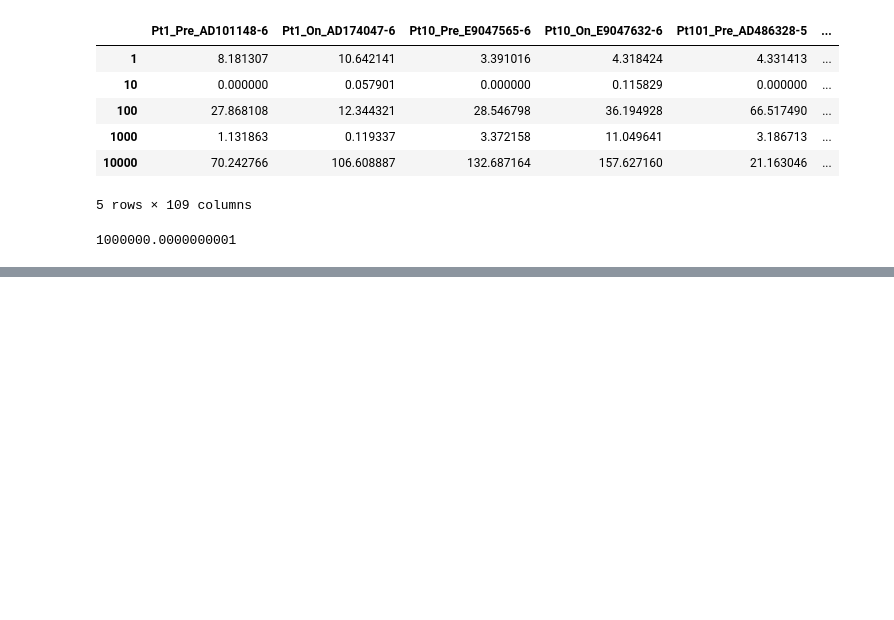
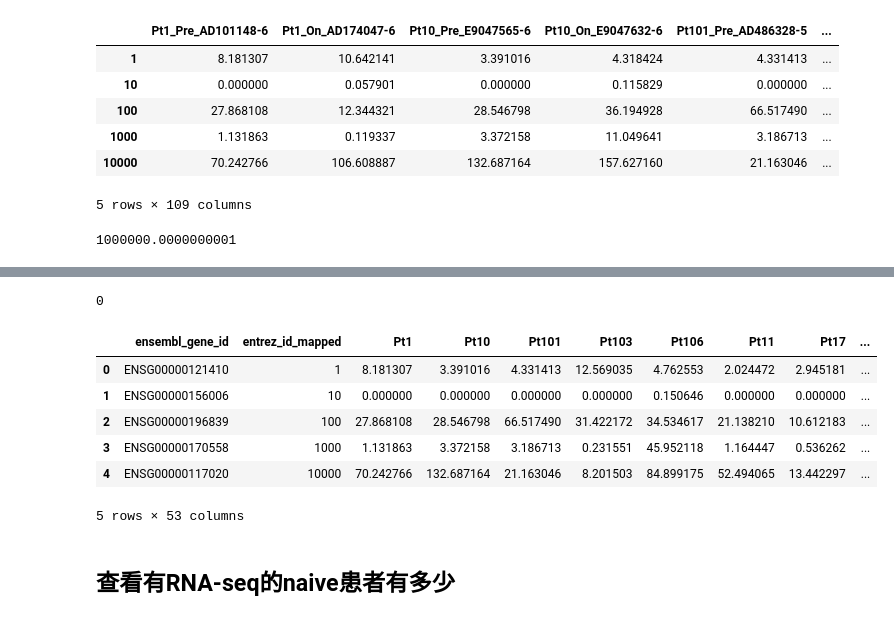
Before and after one commit to Ethanlong2000/Capstone-Project, a Jupyter notebook: script/check_file.ipynb, the cells around one changed output, grey strips where cells are left out. Saved outputs shown, nothing was run; the diff lists cells and outputs as text; code cells hidden in the pictures; blank space fills up the shorter version.

```diff
--- a/script/check_file.ipynb
+++ b/script/check_file.ipynb
@@ -423,0 +456,20 @@ tpm_from_fpkm.to_csv('/work/longyh/BY/processed/GSE91061_BMS038109Sample.hg19Kno
+# %%
+#检查MT Epitope Seq和HLA Allele作为主键是否有重复
+pt3_qc.duplicated(subset=['MT Epitope Seq', 'HLA Allele']).sum()
+# %% [output]
+0
+# %%
+tpm_path='/work/longyh/BY/processed/GSE91061_BMS038109Sample.hg19KnownGene.tpm_with_ensembl_offline.paired.csv'
+tpm=pd.read_csv(tpm_path)
+# %%
+tpm.head()
+# %% [output]
+|  | ensembl_gene_id | entrez_id_mapped | Pt1 | Pt10 | Pt101 | Pt103 | Pt106 | Pt11 | Pt17 | ... |
+| 0 | ENSG00000121410 | 1 | 8.181307 | 3.391016 | 4.331413 | 12.569035 | 4.762553 | 2.024472 | 2.945181 | ... |
+| 1 | ENSG00000156006 | 10 | 0.000000 | 0.000000 | 0.000000 | 0.000000 | 0.150646 | 0.000000 | 0.000000 | ... |
+| 2 | ENSG00000196839 | 100 | 27.868108 | 28.546798 | 66.517490 | 31.422172 | 34.534617 | 21.138210 | 10.612183 | ... |
+| 3 | ENSG00000170558 | 1000 | 1.131863 | 3.372158 | 3.186713 | 0.231551 | 45.952118 | 1.164447 | 0.536262 | ... |
+| 4 | ENSG00000117020 | 10000 | 70.242766 | 132.687164 | 21.163046 | 8.201503 | 84.899175 | 52.494065 | 13.442297 | ... |
+5 rows × 53 columns
+# %% [markdown]
+## 查看有RNA-seq的naive患者有多少
```
Also changed, not shown: parts of 15 cells of this notebook, 3 other files.
